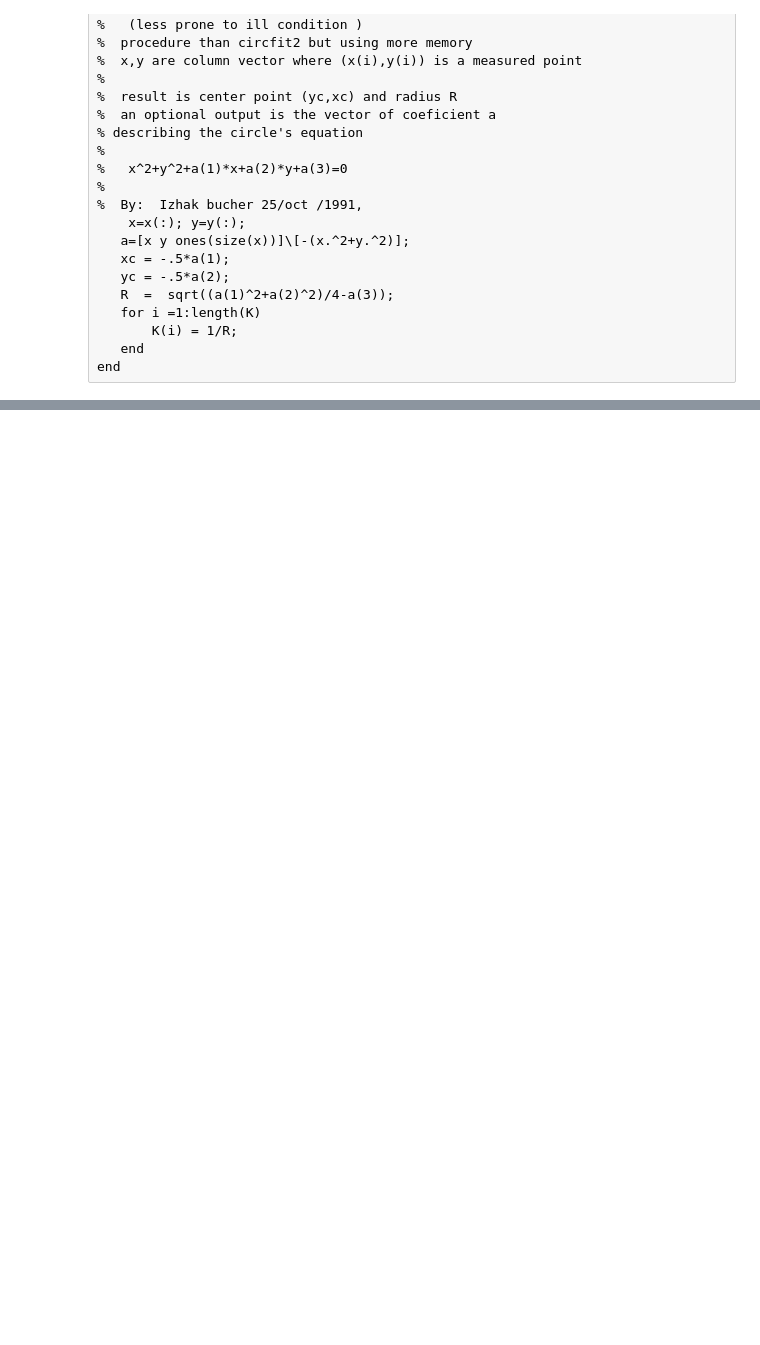
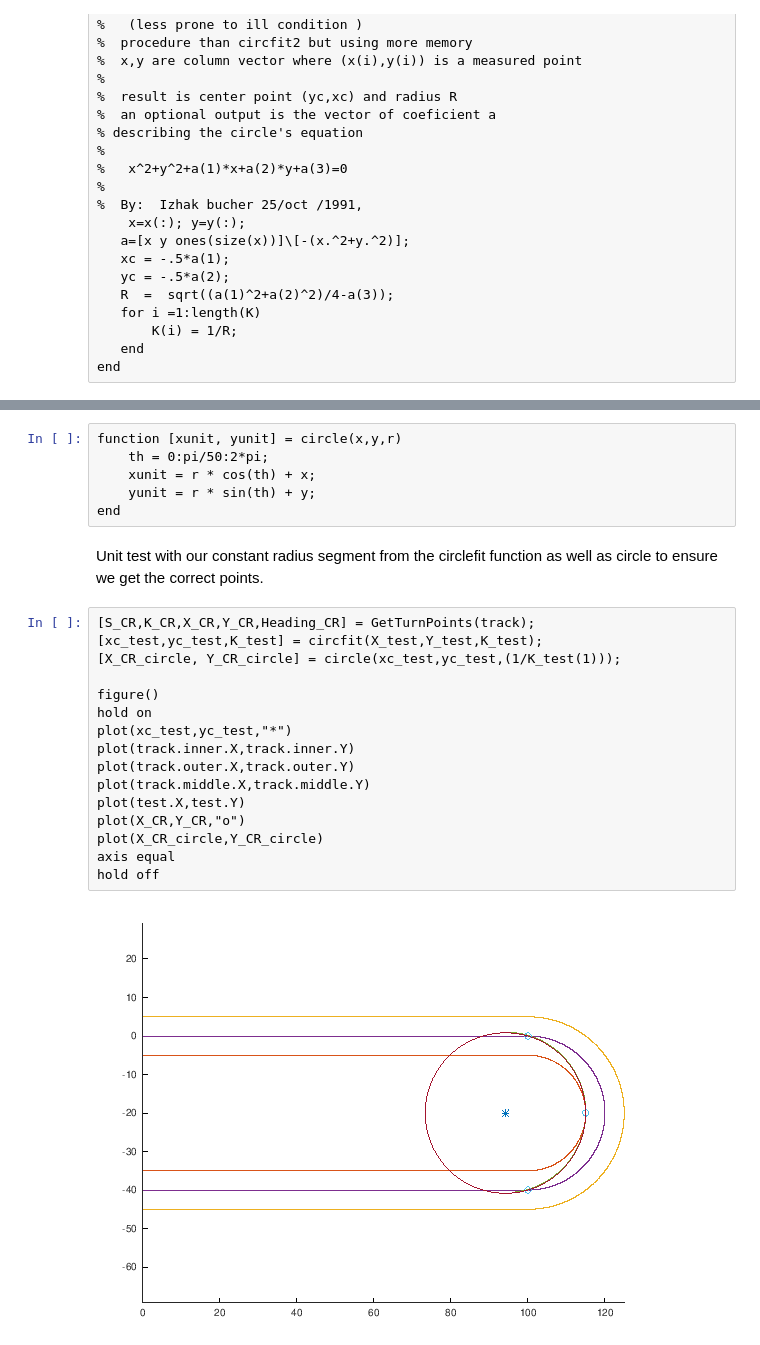
Before and after one commit to PostMatthew/Laptime_Simulation_ME391, a Jupyter notebook: BuildingCustomRacingTracksWithRacingLines.ipynb, the cells around one changed output, grey strips where cells are left out. Saved outputs shown, nothing was run; the diff lists cells and outputs as text; blank space fills up the shorter version.

```diff
--- a/BuildingCustomRacingTracksWithRacingLines.ipynb
+++ b/BuildingCustomRacingTracksWithRacingLines.ipynb
@@ -645,0 +658,26 @@ legend("inner","middle","outer")
+# %%
+function [xunit, yunit] = circle(x,y,r)
+    th = 0:pi/50:2*pi;
+    xunit = r * cos(th) + x;
+    yunit = r * sin(th) + y;
+end
+# %% [markdown]
+Unit test with our constant radius segment from the circlefit function as well as circle to ensure we get the correct points.
+# %%
+[S_CR,K_CR,X_CR,Y_CR,Heading_CR] = GetTurnPoints(track);
+[xc_test,yc_test,K_test] = circfit(X_test,Y_test,K_test);
+[X_CR_circle, Y_CR_circle] = circle(xc_test,yc_test,(1/K_test(1)));
+
+figure()
+hold on
+plot(xc_test,yc_test,"*")
+plot(track.inner.X,track.inner.Y)
+plot(track.outer.X,track.outer.Y)
+plot(track.middle.X,track.middle.Y)
+plot(test.X,test.Y)
+plot(X_CR,Y_CR,"o")
+plot(X_CR_circle,Y_CR_circle)
+axis equal
+hold off
+# %% [output]
+[figure, added]
```
Also changed, not shown: parts of 49 cells of this notebook.
